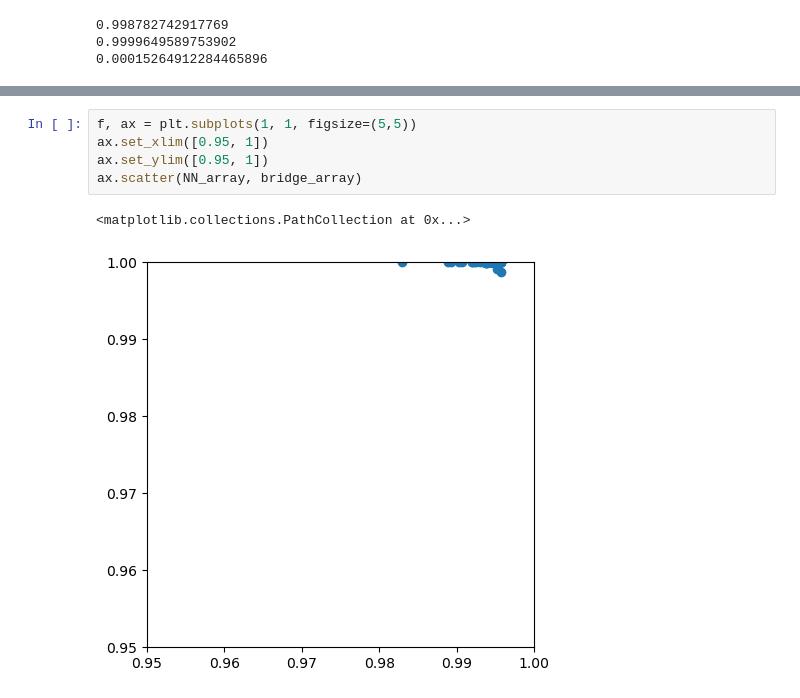
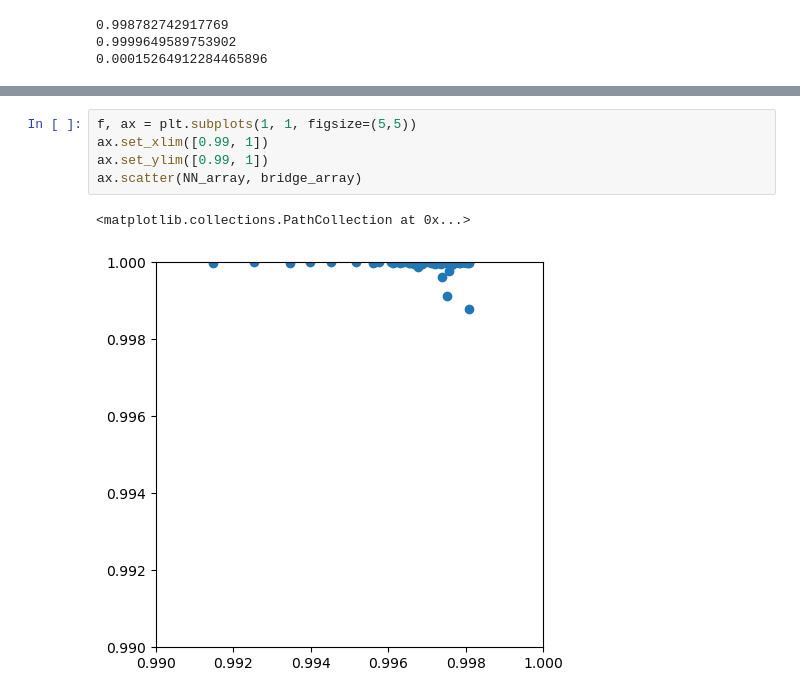
Before and after one commit to bayesflow-org/Hierarchical-Model-Comparison, a Jupyter notebook: notebooks/02_bridge_sampling_comparison/non_nested_models/ood_experiment.ipynb, the cells around one changed output, grey strips where cells are left out. Cells and saved outputs as stored; diff of their text form.

```diff
--- a/notebooks/02_bridge_sampling_comparison/non_nested_models/ood_experiment.ipynb
+++ b/notebooks/02_bridge_sampling_comparison/non_nested_models/ood_experiment.ipynb
@@ -328,8 +334,8 @@ print(np.std(NN_array-bridge_array))
 # %%
 f, ax = plt.subplots(1, 1, figsize=(5,5))
-ax.set_xlim([0.95, 1])
-ax.set_ylim([0.95, 1])
+ax.set_xlim([0.99, 1])
+ax.set_ylim([0.99, 1])
 ax.scatter(NN_array, bridge_array)
 # %% [output]
 <matplotlib.collections.PathCollection at 0x...>
-[figure, old version]
+[figure, new version]
```
Also changed, not shown: parts of 21 cells of this notebook.
